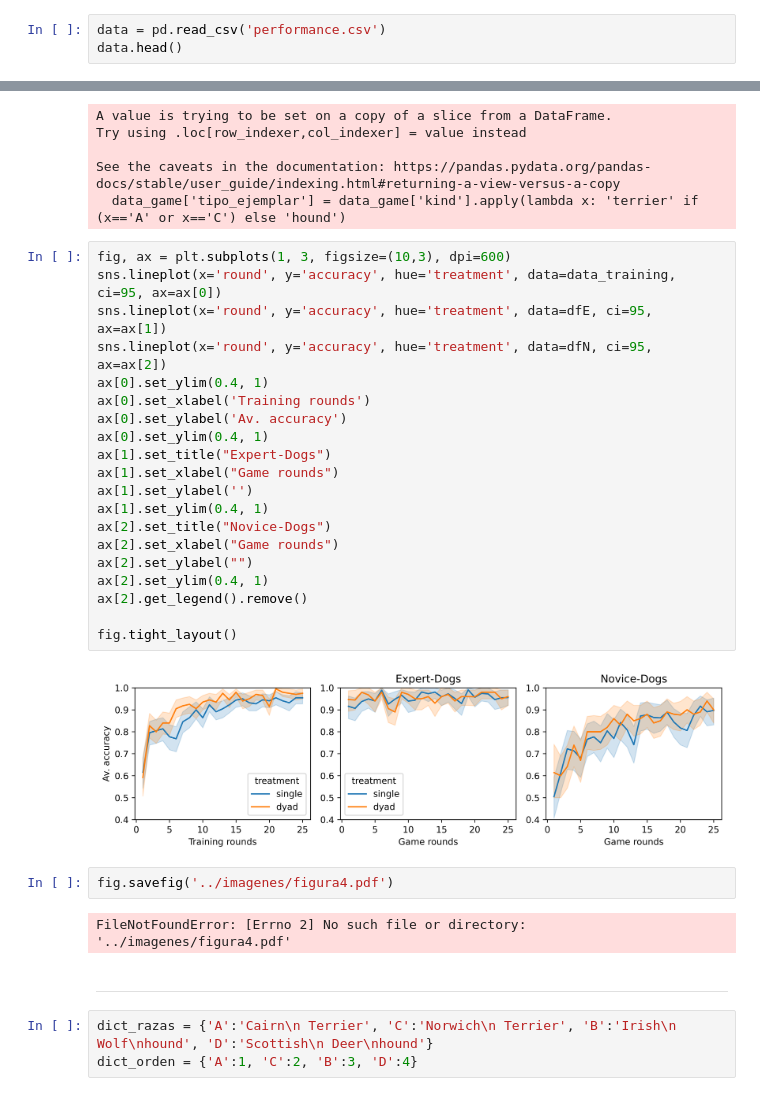
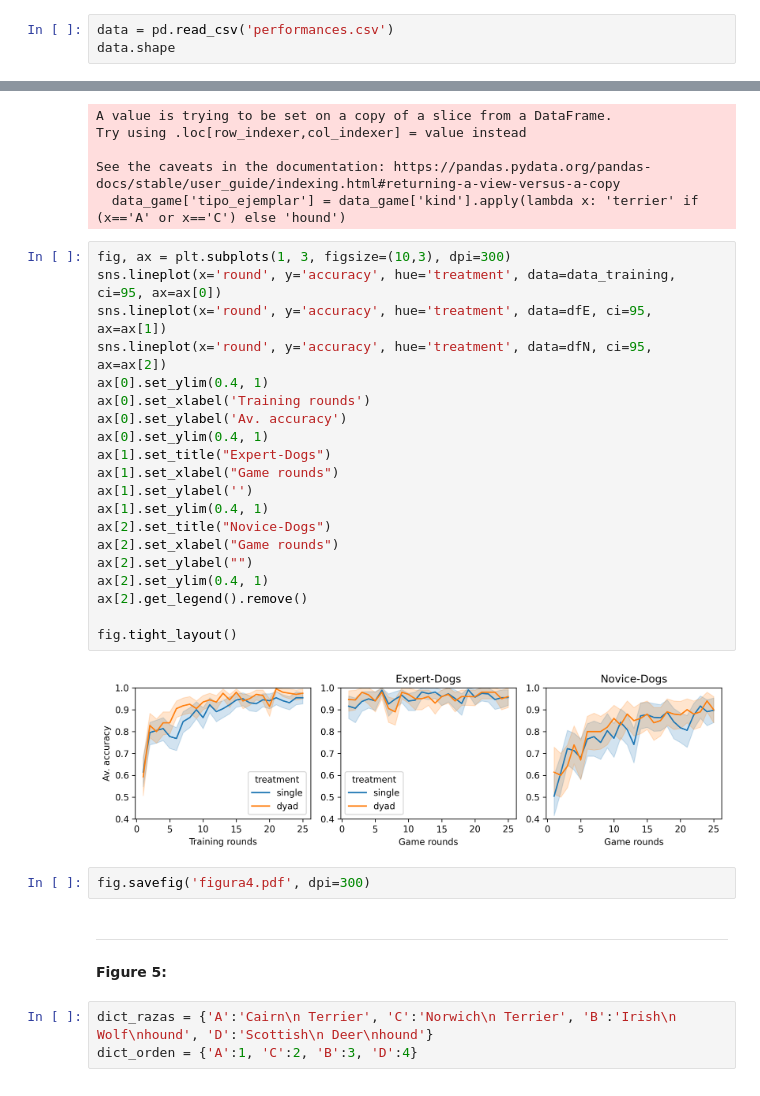
Before and after one commit to EAndrade-Lotero/SPUoDLL, a Jupyter notebook: Results.ipynb, the cells around one changed output, grey strips where cells are left out. Cells and saved outputs as stored; diff of their text form.

```diff
--- a/Results.ipynb
+++ b/Results.ipynb
@@ -49,6 +101,6 @@ import numpy as np
 from statsmodels.formula.api import ols
 from scipy import stats
 # %%
-data = pd.read_csv('performance.csv')
-data.head()
+data = pd.read_csv('performances.csv')
+data.shape
 # %% [output]
@@ -161,33 +757,33 @@ Try using .loc[row_indexer,col_indexer] = value instead
 See the caveats in the documentation: https://pandas.pydata.org/pandas-docs/stable/user_guide/indexing.html#returning-a-view-versus-a-copy
   data_game['tipo_ejemplar'] = data_game['kind'].apply(lambda x: 'terrier' if (x=='A' or x=='C') else 'hound')
 # %%
-fig, ax = plt.subplots(1, 3, figsize=(10,3), dpi=600)
+fig, ax = plt.subplots(1, 3, figsize=(10,3), dpi=300)
 sns.lineplot(x='round', y='accuracy', hue='treatment', data=data_training, ci=95, ax=ax[0])
 sns.lineplot(x='round', y='accuracy', hue='treatment', data=dfE, ci=95, ax=ax[1])
 sns.lineplot(x='round', y='accuracy', hue='treatment', data=dfN, ci=95, ax=ax[2])
 ax[0].set_ylim(0.4, 1)
 ax[0].set_xlabel('Training rounds')
 ax[0].set_ylabel('Av. accuracy')
 ax[0].set_ylim(0.4, 1)
 ax[1].set_title("Expert-Dogs")
 ax[1].set_xlabel("Game rounds")
 ax[1].set_ylabel('')
 ax[1].set_ylim(0.4, 1)
 ax[2].set_title("Novice-Dogs")
 ax[2].set_xlabel("Game rounds")
 ax[2].set_ylabel("")
 ax[2].set_ylim(0.4, 1)
 ax[2].get_legend().remove()
 
 fig.tight_layout()
 # %% [output]
-[figure, old version]
+[figure, new version]
 # %%
-fig.savefig('../imagenes/figura4.pdf')
+fig.savefig('figura4.pdf', dpi=300)
-# %% [output]
-FileNotFoundError: [Errno 2] No such file or directory: '../imagenes/figura4.pdf'
 # %% [markdown]
 ----
+# %% [markdown]
+**Figure 5:**
 # %%
 dict_razas = {'A':'Cairn\n Terrier', 'C':'Norwich\n Terrier', 'B':'Irish\n Wolf\nhound', 'D':'Scottish\n Deer\nhound'}
 dict_orden = {'A':1, 'C':2, 'B':3, 'D':4}
```
Also changed, not shown: parts of 97 cells of this notebook.
